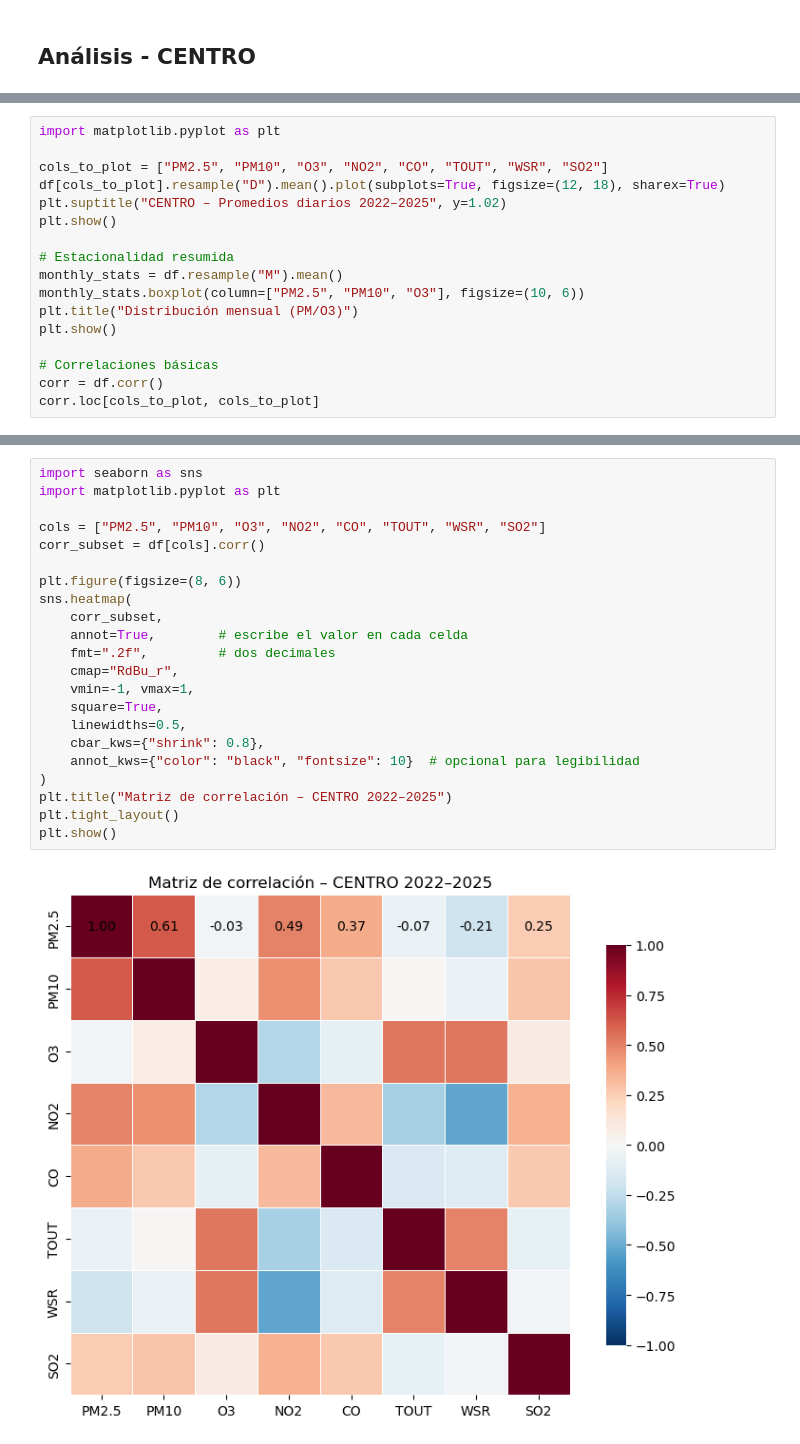
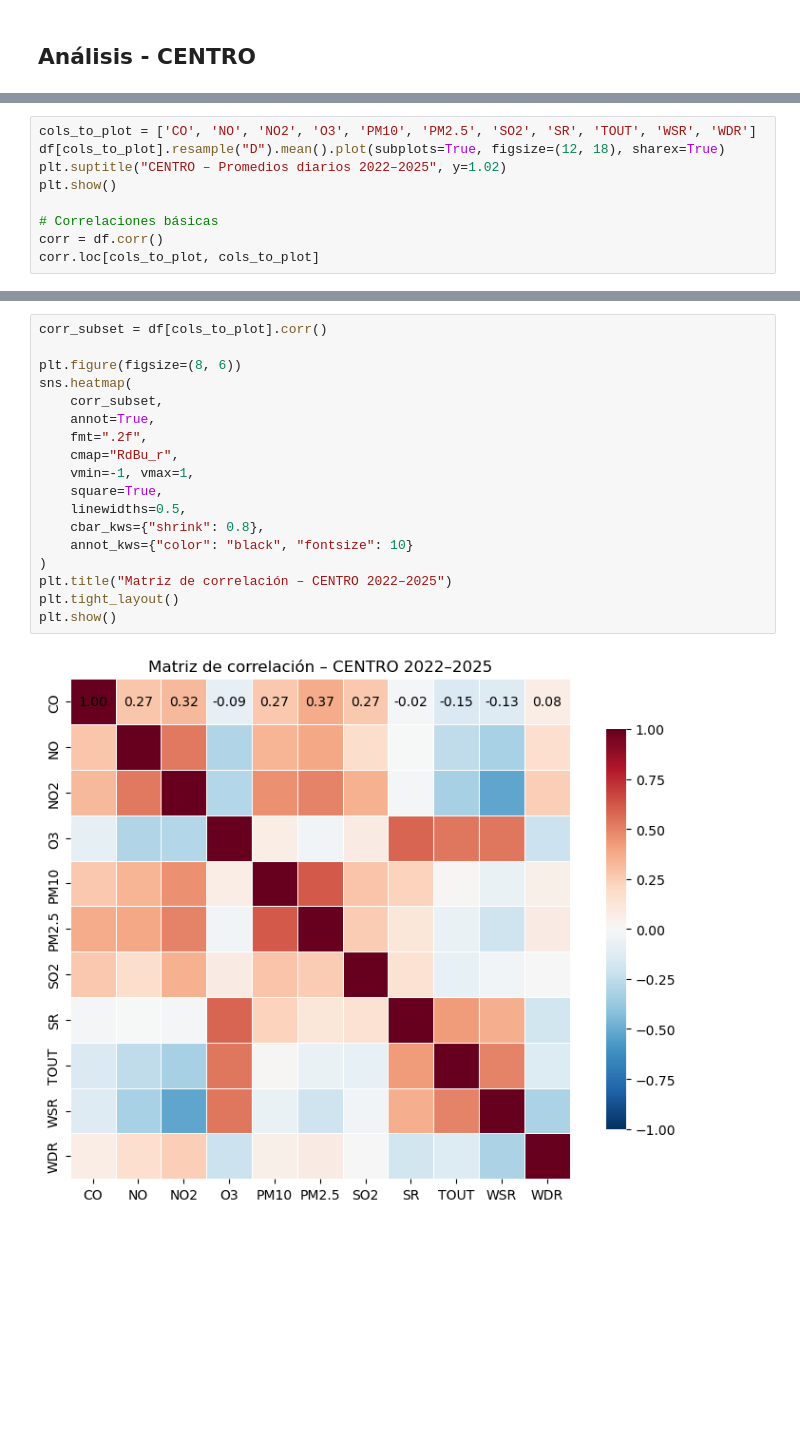
Before and after one commit to a01781585/Reto_MA2003B, a Jupyter notebook: Calidad_Aire_y_Contaminantes_ZMM.ipynb, the cells around one changed output, grey strips where cells are left out. Drawn from its saved outputs; the diff is of its cells as text; blank space fills up the shorter version.

```diff
--- a/Calidad_Aire_y_Contaminantes_ZMM.ipynb
+++ b/Calidad_Aire_y_Contaminantes_ZMM.ipynb
@@ -818,17 +768,9 @@ memory usage: 3.7 MB
 | WSR | 30646.0 | 7.781363 | 3.923204 | 0.10 | 4.60 | 7.40 | 10.40 | 24.80 |
 | WDR | 30646.0 | 106.470245 | 89.905812 | 0.00 | 47.00 | 73.00 | 121.00 | 359.17 |
 # %%
-import matplotlib.pyplot as plt
-
-cols_to_plot = ["PM2.5", "PM10", "O3", "NO2", "CO", "TOUT", "WSR", "SO2"]
+cols_to_plot = ['CO', 'NO', 'NO2', 'O3', 'PM10', 'PM2.5', 'SO2', 'SR', 'TOUT', 'WSR', 'WDR']
 df[cols_to_plot].resample("D").mean().plot(subplots=True, figsize=(12, 18), sharex=True)
 plt.suptitle("CENTRO – Promedios diarios 2022–2025", y=1.02)
-plt.show()
-
-# Estacionalidad resumida
-monthly_stats = df.resample("M").mean()
-monthly_stats.boxplot(column=["PM2.5", "PM10", "O3"], figsize=(10, 6))
-plt.title("Distribución mensual (PM/O3)")
 plt.show()
 
 # Correlaciones básicas
@@ -849,24 +795,20 @@ corr.loc[cols_to_plot, cols_to_plot]
 # %%
-import seaborn as sns
-import matplotlib.pyplot as plt
-
-cols = ["PM2.5", "PM10", "O3", "NO2", "CO", "TOUT", "WSR", "SO2"]
-corr_subset = df[cols].corr()
+corr_subset = df[cols_to_plot].corr()
 
 plt.figure(figsize=(8, 6))
 sns.heatmap(
     corr_subset,
-    annot=True,        # escribe el valor en cada celda
-    fmt=".2f",         # dos decimales
+    annot=True,
+    fmt=".2f",
     cmap="RdBu_r",
     vmin=-1, vmax=1,
     square=True,
     linewidths=0.5,
     cbar_kws={"shrink": 0.8},
-    annot_kws={"color": "black", "fontsize": 10}  # opcional para legibilidad
+    annot_kws={"color": "black", "fontsize": 10}
 )
 plt.title("Matriz de correlación – CENTRO 2022–2025")
 plt.tight_layout()
 plt.show()
 # %% [output]
-[figure, old version]
+[figure, new version]
```
Also changed, not shown: parts of 31 cells of this notebook, 14 other files.
